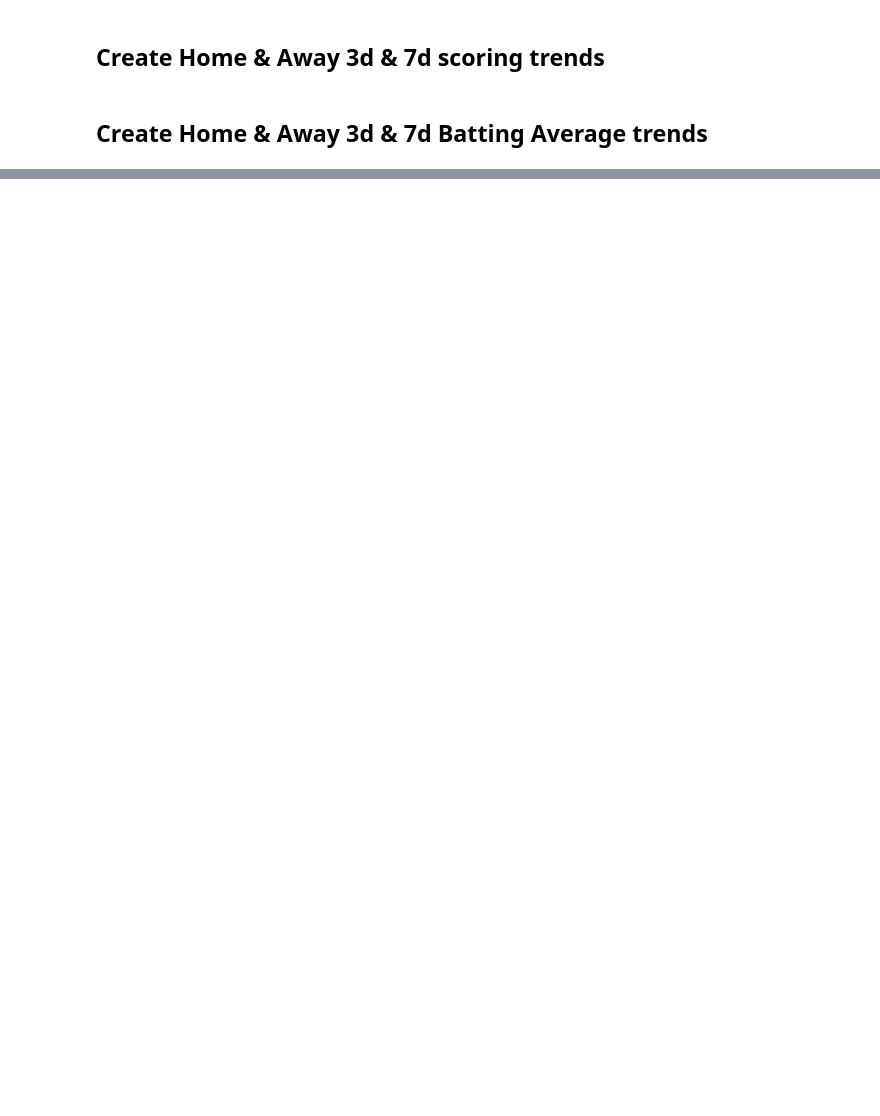
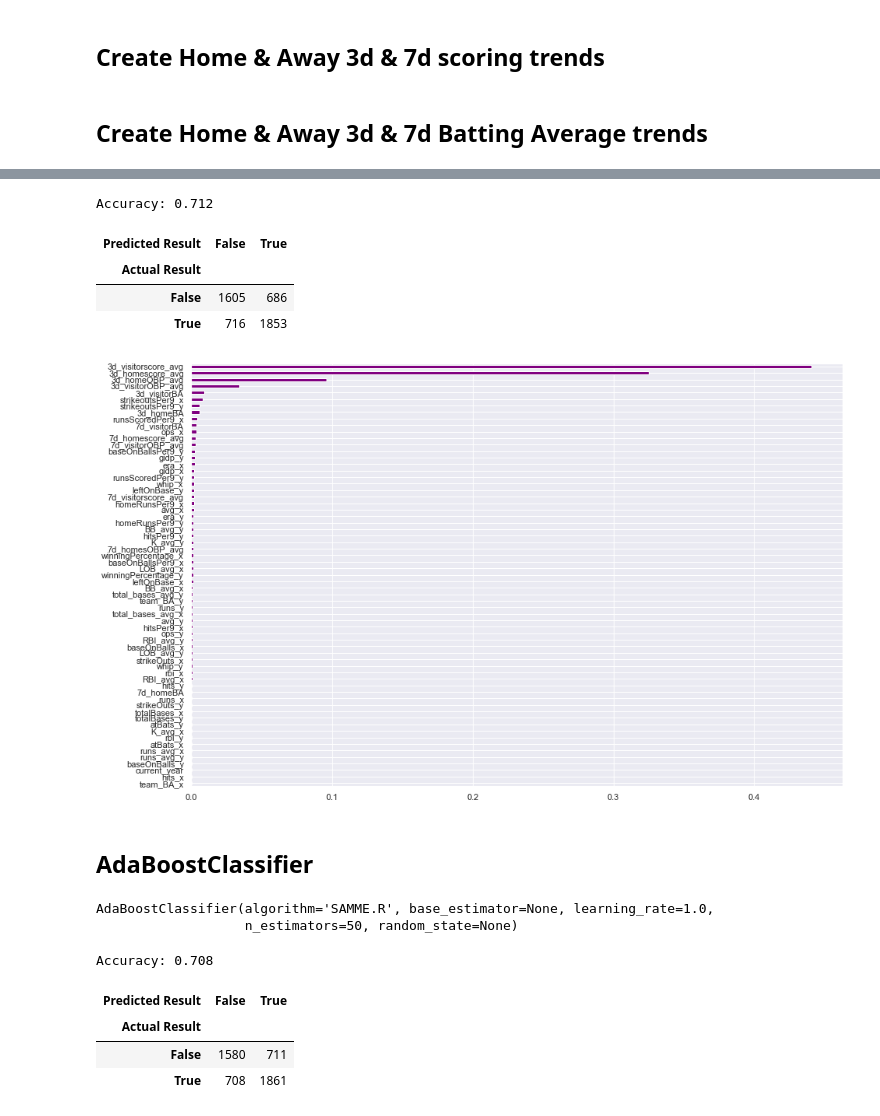
Before and after one commit to egitit/Predicting_MLB_outcomes, a Jupyter notebook: feature_engineering.ipynb, the cells around one changed output, grey strips where cells are left out. Saved outputs shown, nothing was run; the diff lists cells and outputs as text; code cells hidden in the pictures; blank space fills up the shorter version.

```diff
--- a/feature_engineering.ipynb
+++ b/feature_engineering.ipynb
@@ -589,0 +656,2 @@ game_df.iloc[200:250, 80:]
+# %%
+X_train, X_test, y_train, y_test = my_train_test_split(X, y, 2010, 2017)
@@ -589,0 +660,4 @@ game_df.iloc[200:250, 80:]
+# %%
+gbc = GradientBoostingClassifier()
+# %%
+gbc.fit(X_train, y_train)
@@ -589,0 +677,17 @@ game_df.iloc[200:250, 80:]
+# %%
+print("Accuracy:",round(metrics.accuracy_score(y_test, y_pred), 3))
+# %% [output]
+Accuracy: 0.712
+# %%
+pd.crosstab(y_test, y_pred, rownames=['Actual Result'], colnames=['Predicted Result'])
+# %% [output]
+| Predicted Result | False | True |
+| Actual Result |  |  |
+| False | 1605 | 686 |
+| True | 716 | 1853 |
+# %%
+plot_features_importance(gbc, "purple")
+# %% [output]
+[figure, added]
+# %% [markdown]
+## AdaBoostClassifier
@@ -589,0 +696,5 @@ game_df.iloc[200:250, 80:]
+# %%
+abc.fit(X_train, y_train)
+# %% [output]
+AdaBoostClassifier(algorithm='SAMME.R', base_estimator=None, learning_rate=1.0,
+                   n_estimators=50, random_state=None)
@@ -589,0 +703,11 @@ game_df.iloc[200:250, 80:]
+# %%
+print("Accuracy:",round(metrics.accuracy_score(y_test, y_pred), 3))
+# %% [output]
+Accuracy: 0.708
+# %%
+pd.crosstab(y_test, y_pred, rownames=['Actual Result'], colnames=['Predicted Result'])
+# %% [output]
+| Predicted Result | False | True |
+| Actual Result |  |  |
+| False | 1580 | 711 |
+| True | 708 | 1861 |
```
Also changed, not shown: parts of 35 cells of this notebook.
